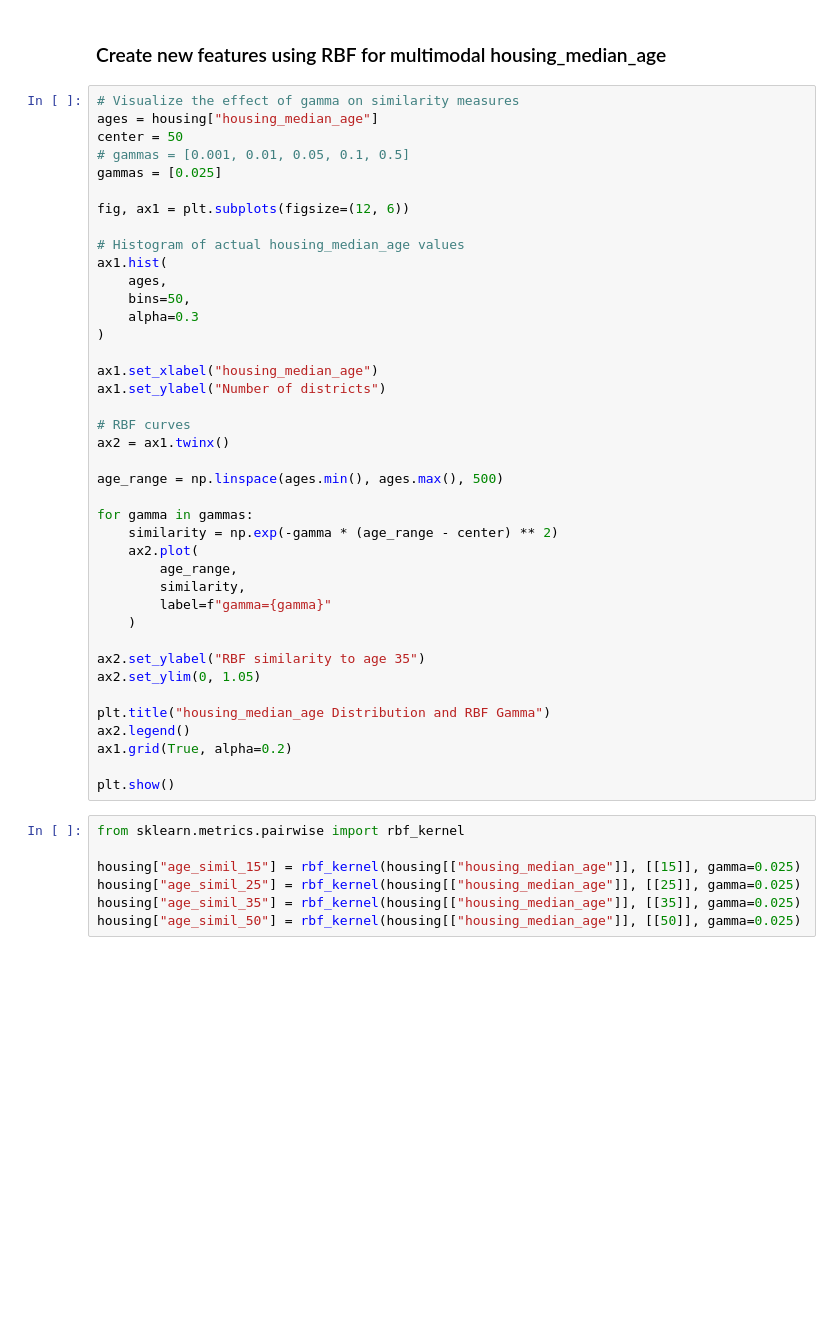
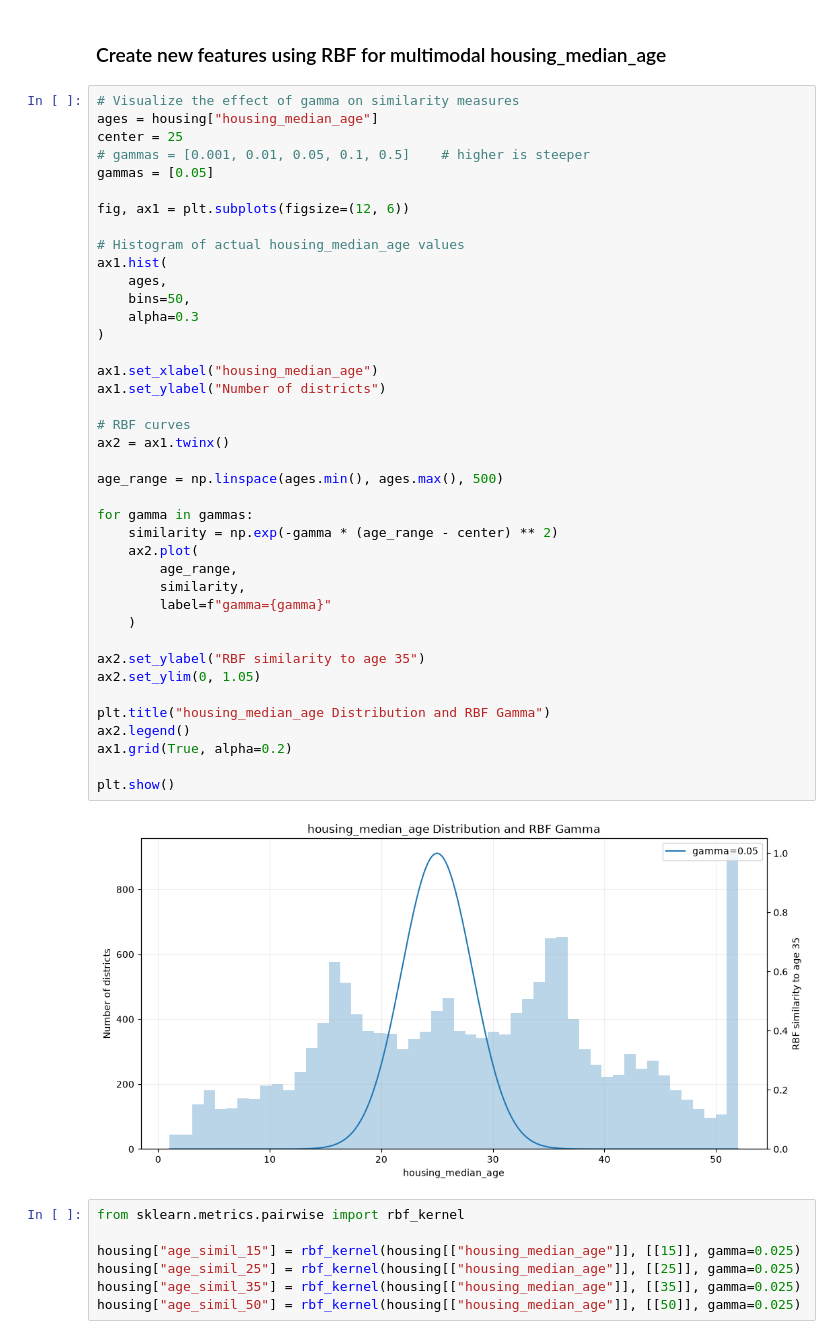
Before and after one commit to dg1223/UofT-SCS-3253-095-Machine-Learning, a Jupyter notebook: assignments/W2_Alavi_alavish1.ipynb, the cells around one changed output. Drawn from its saved outputs; the diff is of its cells as text; blank space fills up the shorter version.

```diff
--- a/assignments/W2_Alavi_alavish1.ipynb
+++ b/assignments/W2_Alavi_alavish1.ipynb
@@ -211,9 +211,9 @@ plt.show()
 # %%
 # Visualize the effect of gamma on similarity measures
 ages = housing["housing_median_age"]
-center = 50
-# gammas = [0.001, 0.01, 0.05, 0.1, 0.5]
-gammas = [0.025]
+center = 25
+# gammas = [0.001, 0.01, 0.05, 0.1, 0.5]    # higher is steeper
+gammas = [0.05]
 
 fig, ax1 = plt.subplots(figsize=(12, 6))
 
@@ -221,33 +221,35 @@ fig, ax1 = plt.subplots(figsize=(12, 6))
 ax1.hist(
     ages,
     bins=50,
     alpha=0.3
 )
 
 ax1.set_xlabel("housing_median_age")
 ax1.set_ylabel("Number of districts")
 
 # RBF curves
 ax2 = ax1.twinx()
 
 age_range = np.linspace(ages.min(), ages.max(), 500)
 
 for gamma in gammas:
     similarity = np.exp(-gamma * (age_range - center) ** 2)
     ax2.plot(
         age_range,
         similarity,
         label=f"gamma={gamma}"
     )
 
 ax2.set_ylabel("RBF similarity to age 35")
 ax2.set_ylim(0, 1.05)
 
 plt.title("housing_median_age Distribution and RBF Gamma")
 ax2.legend()
 ax1.grid(True, alpha=0.2)
 
 plt.show()
+# %% [output]
+[figure, added]
 # %%
 from sklearn.metrics.pairwise import rbf_kernel
 
```
Also changed, not shown: parts of 19 cells of this notebook.
